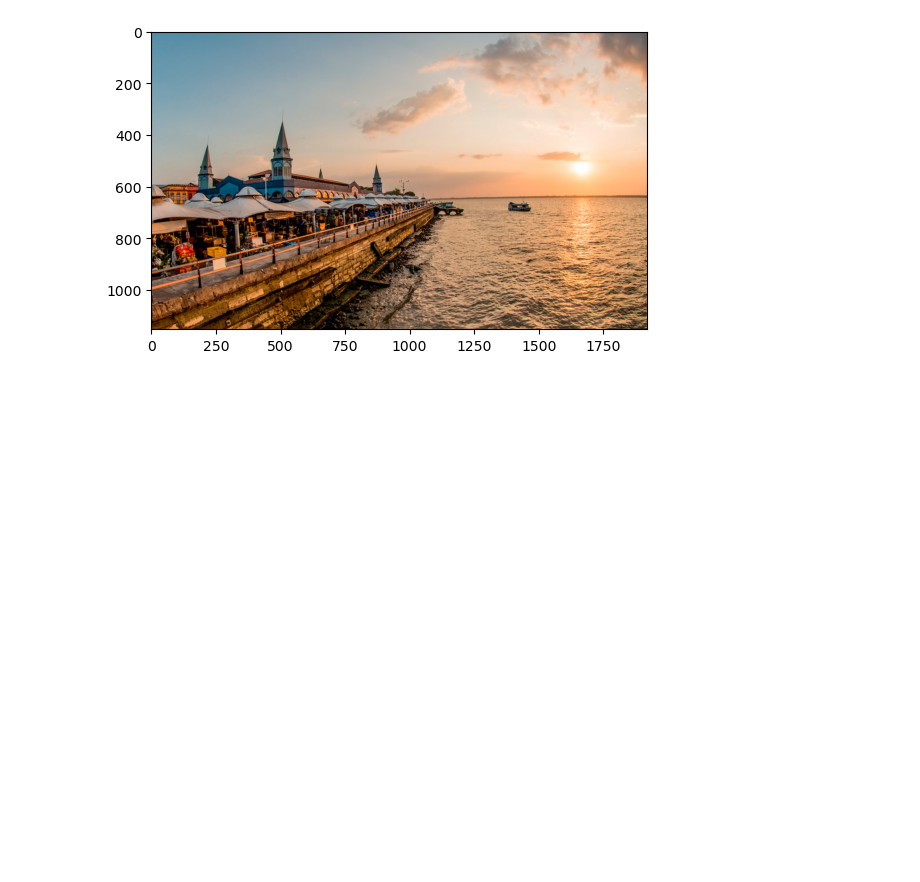
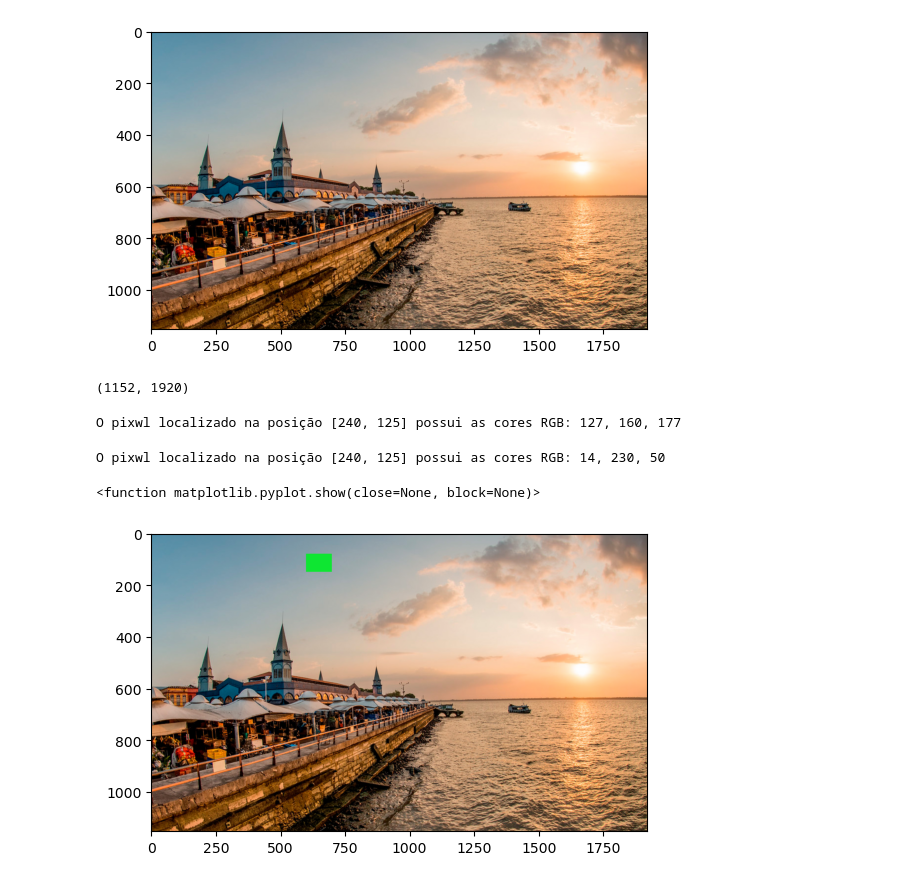
Before and after one commit to ramoneirao/visao-computacional, a Jupyter notebook: notebooks/image processing/processamento.ipynb, the cells around one changed output. Saved outputs shown, nothing was run; the diff lists cells and outputs as text; code cells hidden in the pictures; blank space fills up the shorter version.

Commit message:
manipulando pixels

```diff
--- a/notebooks/image processing/processamento.ipynb
+++ b/notebooks/image processing/processamento.ipynb
@@ -1,8 +1,9 @@
 # %%
 import cv2
+from matplotlib import pyplot as plt
 
 # Carregando a imagem:
-imagem = cv2.imread('C:/Users/ramon/OneDrive/Documentos/GitHub/visao-computacional/images/veropeso.jpg')
+imagem = cv2.imread('../images/veropeso.jpg')
 # %%
 imagem.shape
 # %% [output]
@@ -61,0 +67,29 @@ cv2.destroyAllWindows()
+# %%
+imagem_cinza.shape
+# %% [output]
+(1152, 1920)
+# %%
+# Coletando as informações de um pixel localizado em determinada posição da imagem
+(b, g, r) = imagem[240, 125]
+print(f"O pixwl localizado na posição [240, 125] possui as cores RGB: {r}, {g}, {b} ")
+# %% [output]
+O pixwl localizado na posição [240, 125] possui as cores RGB: 127, 160, 177
+# %%
+# Mudando o valor de um pixel
+imagem[240, 125] = (50, 230, 14)
+
+(b, g, r) = imagem[240, 125]
+print(f"O pixwl localizado na posição [240, 125] possui as cores RGB: {r}, {g}, {b} ")
+# %% [output]
+O pixwl localizado na posição [240, 125] possui as cores RGB: 14, 230, 50
+# %%
+# Manipulando vários pixels de uma vez
+imagem_pintada = imagem.copy()
+imagem_pintada[80:150, 600:700] = (50, 230, 14)
+# %%
+imagem_rgb = cv2.cvtColor(imagem_pintada, cv2.COLOR_BGR2RGB)
+plt.imshow(imagem_rgb)
+plt.show
+# %% [output]
+<function matplotlib.pyplot.show(close=None, block=None)>
+[figure, added]
```
Also changed, not shown: parts of 4 cells of this notebook.
